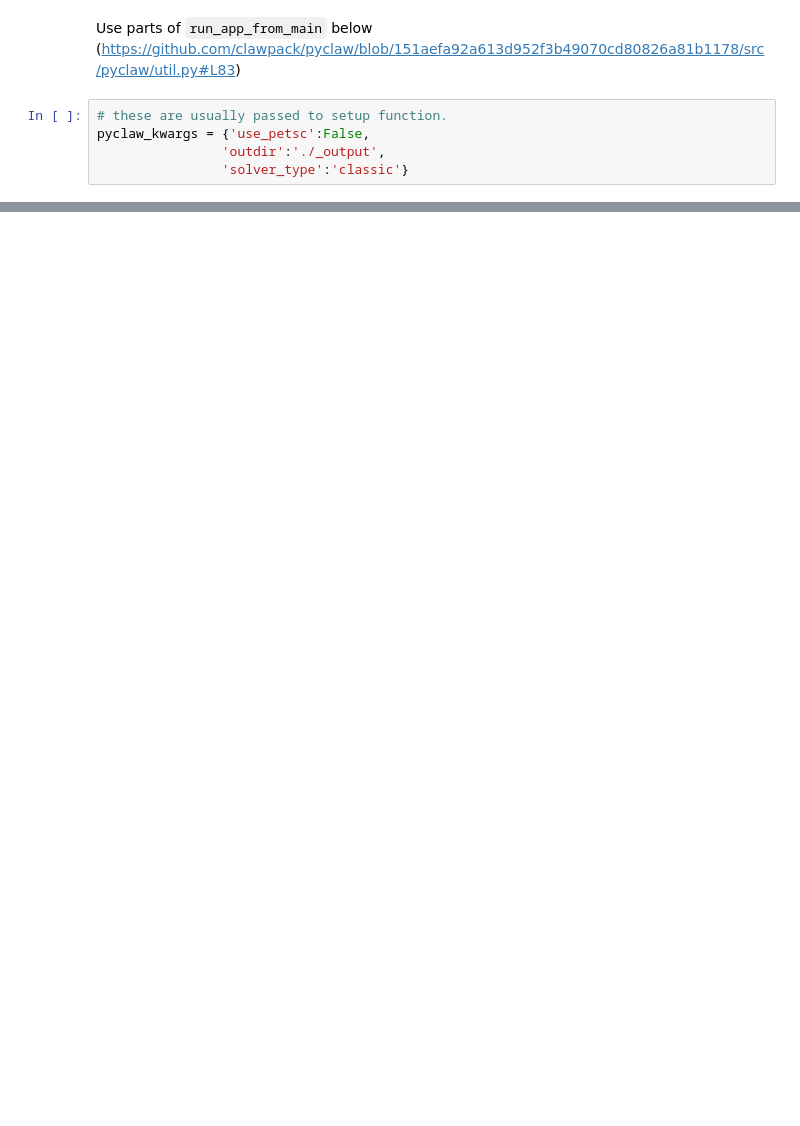
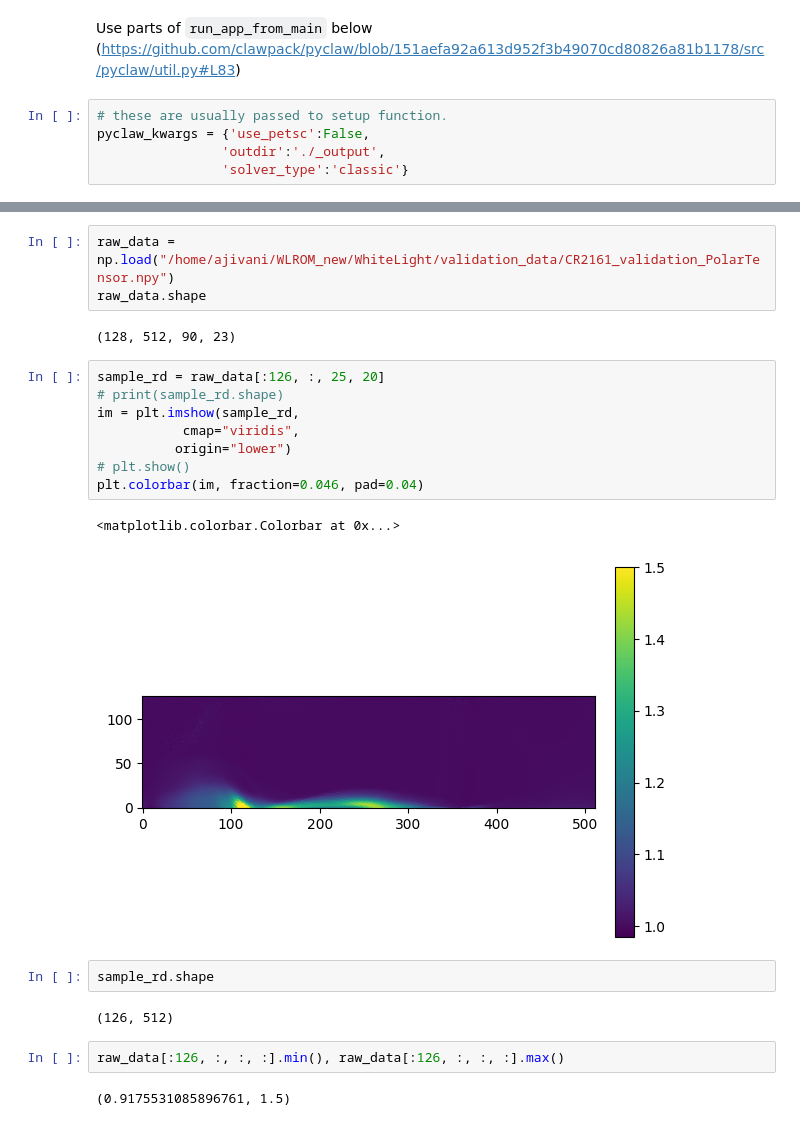
Before and after one commit to aniketjivani/AdvectionWL, a Jupyter notebook: clawpack_annular.ipynb, the cells around one changed output, grey strips where cells are left out. Saved outputs shown, nothing was run; the diff lists cells and outputs as text; blank space fills up the shorter version.

```diff
--- a/clawpack_annular.ipynb
+++ b/clawpack_annular.ipynb
@@ -69,0 +133,24 @@ Point your browser to:
+# %%
+raw_data = np.load("/home/ajivani/WLROM_new/WhiteLight/validation_data/CR2161_validation_PolarTensor.npy")
+raw_data.shape
+# %% [output]
+(128, 512, 90, 23)
+# %%
+sample_rd = raw_data[:126, :, 25, 20]
+# print(sample_rd.shape)
+im = plt.imshow(sample_rd,
+           cmap="viridis",
+          origin="lower")
+# plt.show()
+plt.colorbar(im, fraction=0.046, pad=0.04)
+# %% [output]
+<matplotlib.colorbar.Colorbar at 0x...>
+[figure, added]
+# %%
+sample_rd.shape
+# %% [output]
+(126, 512)
+# %%
+raw_data[:126, :, :, :].min(), raw_data[:126, :, :, :].max()
+# %% [output]
+(0.9175531085896761, 1.5)
```
Also changed, not shown: parts of 59 cells of this notebook, 5 other files.
